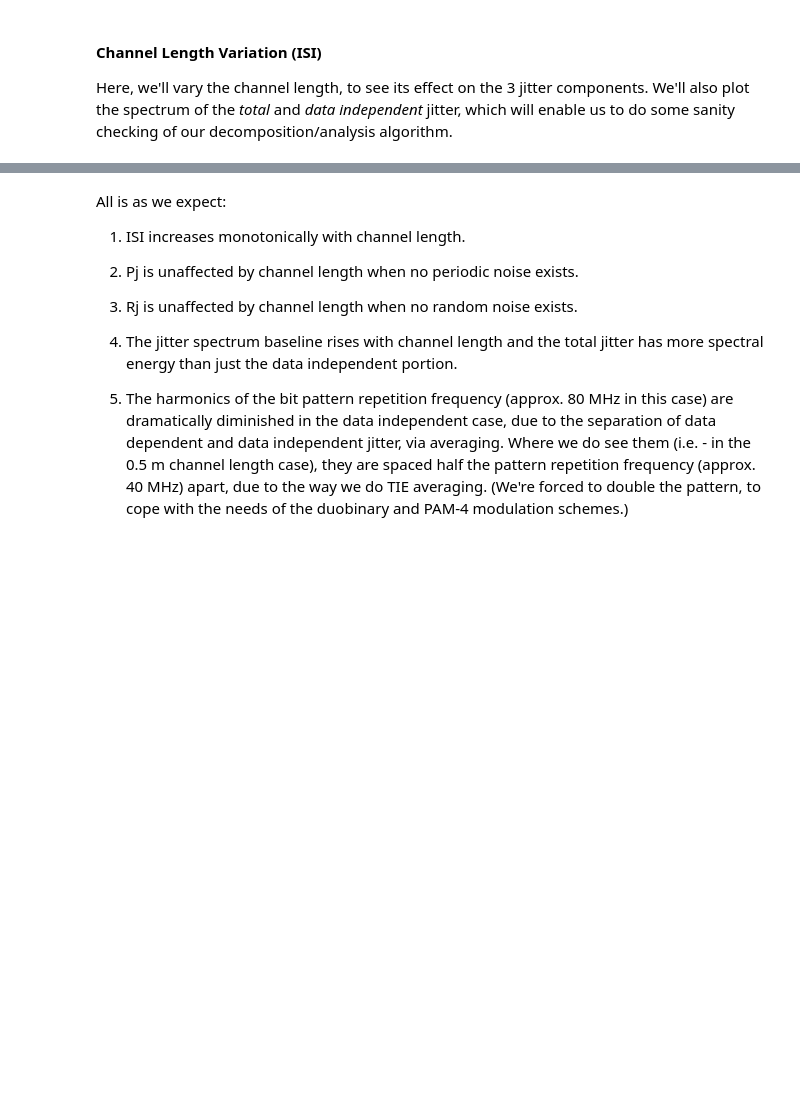
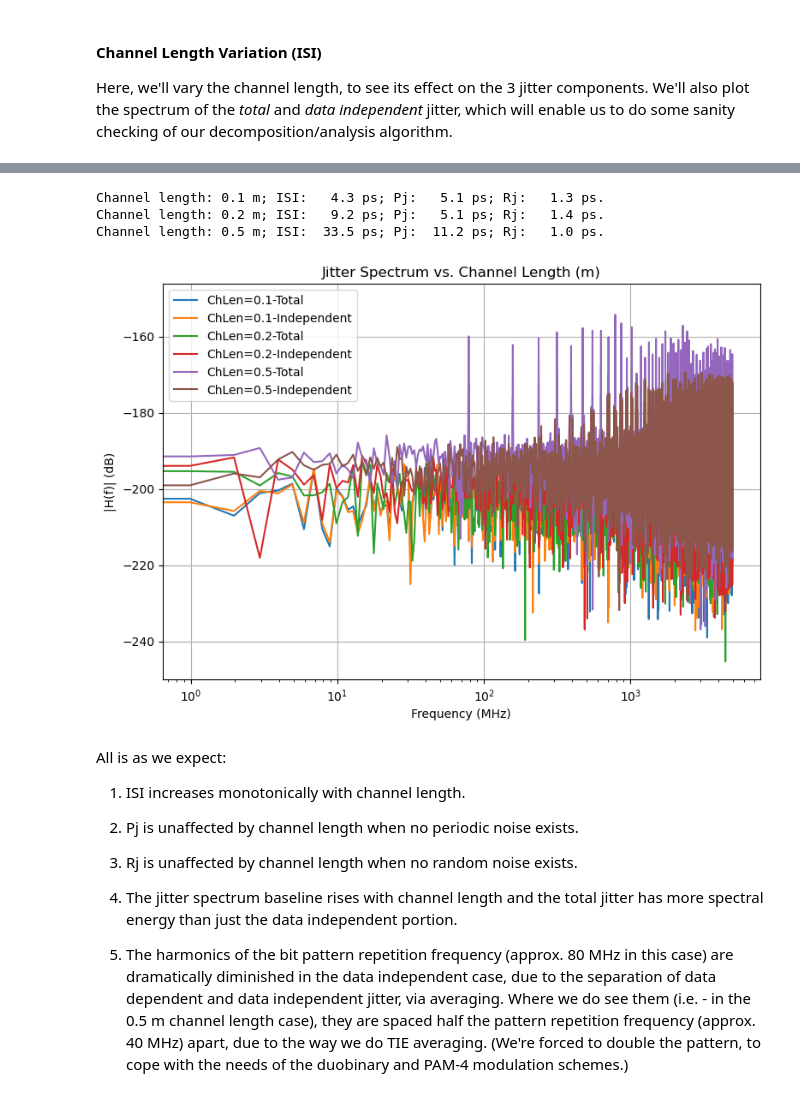
Before and after one commit to capn-freako/PyBERT, a Jupyter notebook: misc/OnJitterDecomposition.ipynb, the cells around one changed output, grey strips where cells are left out. Saved outputs shown, nothing was run; the diff lists cells and outputs as text; code cells hidden in the pictures; blank space fills up the shorter version.

```diff
--- a/misc/OnJitterDecomposition.ipynb
+++ b/misc/OnJitterDecomposition.ipynb
@@ -258,3 +290,21 @@ Channel length: 0.5 m; ISI:  33.5 ps; Pj:   0.1 ps; Rj:   0.5 ps.
+# %%
+for l_ch in [0.1, 0.2, 0.5]:
+    myPyBERT.l_ch = l_ch
+    my_run_simulation(myPyBERT, initial_run=False, update_plots=False)
+    print(f"Channel length: {l_ch:3.1f} m; ISI: {myPyBERT.isi_tx*1e12:5.1f} ps; Pj: {myPyBERT.pj_tx*1e12:5.1f} ps; Rj: {myPyBERT.rj_tx*1e12:5.1f} ps.")
+    plt.semilogx(myPyBERT.f_MHz[:len(myPyBERT.jitter_spectrum_tx)],     20*np.log10(np.abs(myPyBERT.jitter_spectrum_tx)),     label=f"ChLen={l_ch:3.1}-Total")
+    plt.semilogx(myPyBERT.f_MHz[:len(myPyBERT.jitter_ind_spectrum_tx)], 20*np.log10(np.abs(myPyBERT.jitter_ind_spectrum_tx)), label=f"ChLen={l_ch:3.1}-Independent")
+plt.title("Jitter Spectrum vs. Channel Length (m)")
+plt.xlabel("Frequency (MHz)")
+plt.ylabel("|H(f)| (dB)")
+plt.grid()
+plt.legend()
+plt.show()
+# %% [output]
+Channel length: 0.1 m; ISI:   4.3 ps; Pj:   5.1 ps; Rj:   1.3 ps.
+Channel length: 0.2 m; ISI:   9.2 ps; Pj:   5.1 ps; Rj:   1.4 ps.
+Channel length: 0.5 m; ISI:  33.5 ps; Pj:  11.2 ps; Rj:   1.0 ps.
+[figure, added]
 # %% [markdown]
 All is as we expect:
 
```
Also changed, not shown: parts of 16 cells of this notebook, 5 other files.
